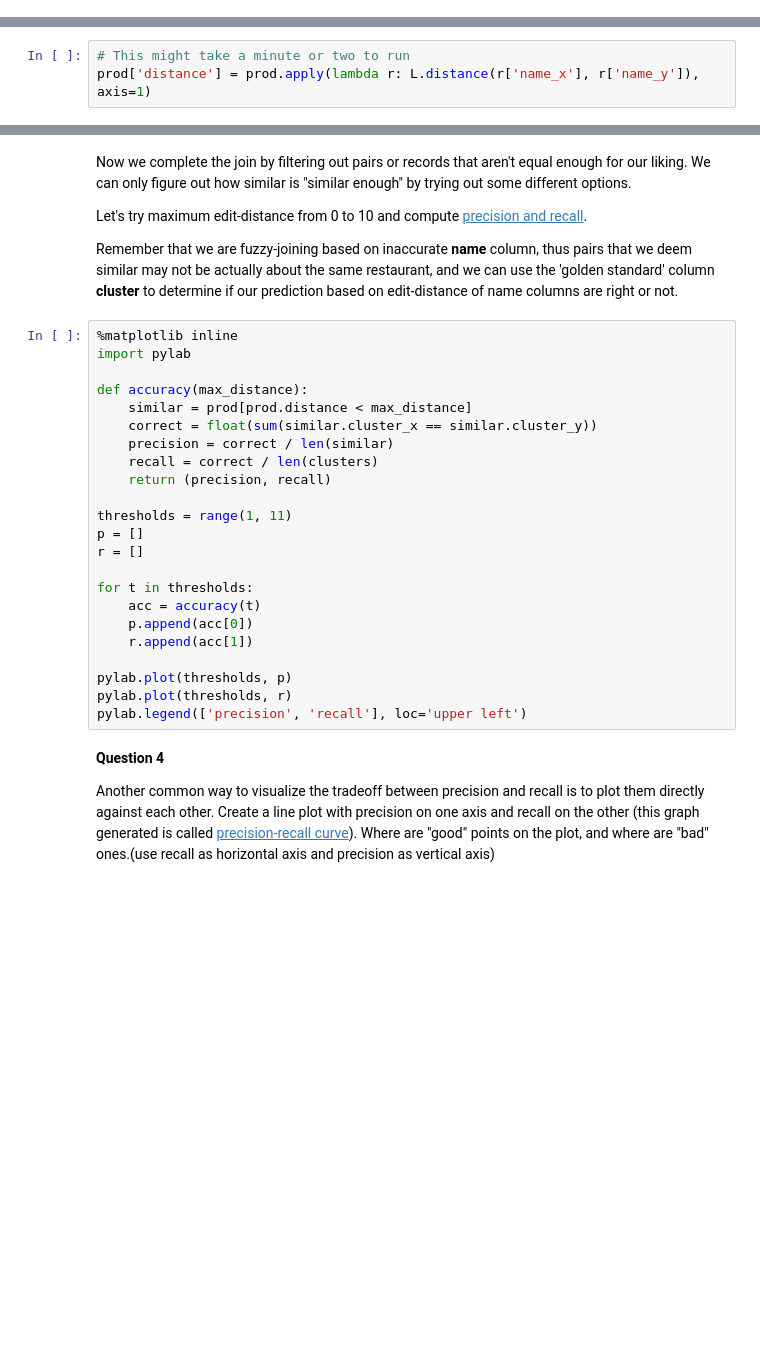
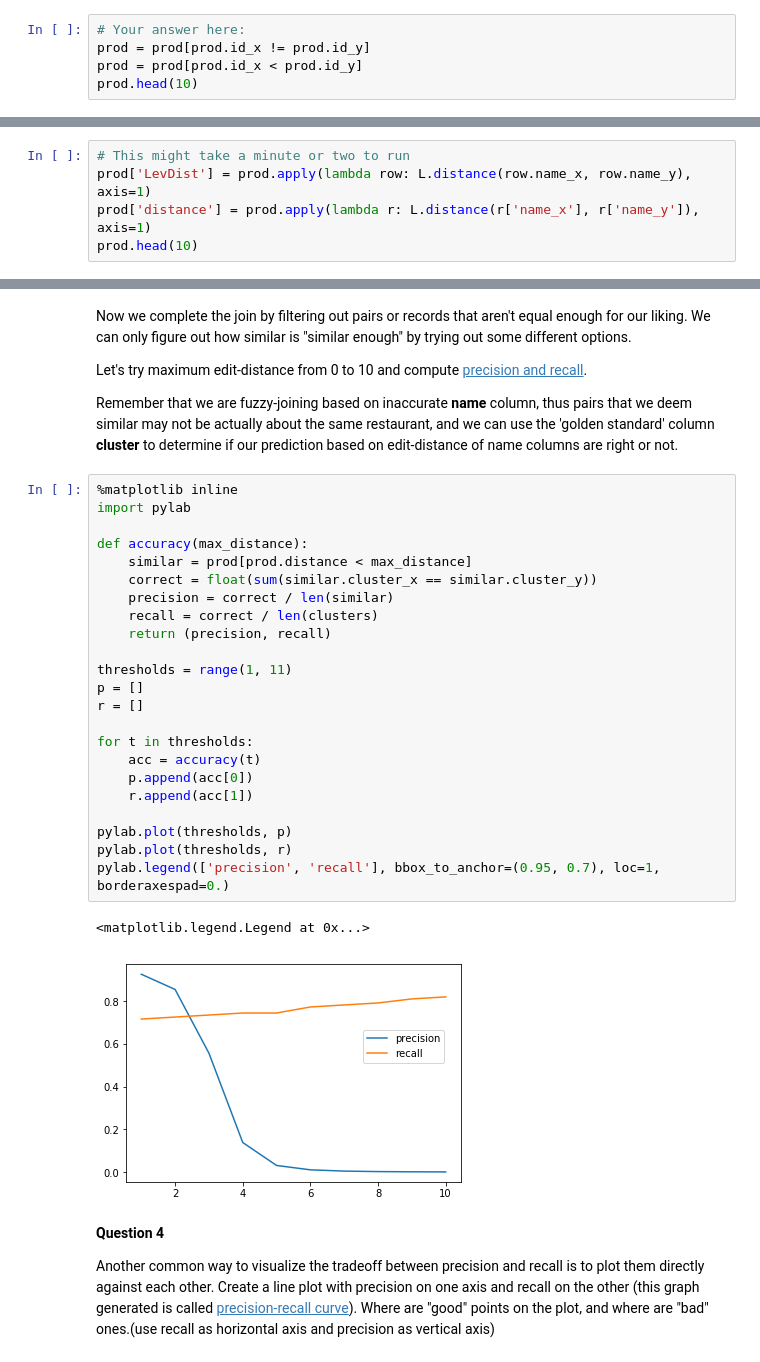
Before and after one commit to alexpython1988/cap5771, a Jupyter notebook: labs/lab3.ipynb, the cells around one changed output, grey strips where cells are left out. Saved outputs shown, nothing was run; the diff lists cells and outputs as text; blank space fills up the shorter version.

```diff
--- a/labs/lab3.ipynb
+++ b/labs/lab3.ipynb
@@ -153,0 +255,5 @@ Remove pairs with the same IDs and redundant pairs in 'prod'.
+# %%
+# Your answer here:
+prod = prod[prod.id_x != prod.id_y]
+prod = prod[prod.id_x < prod.id_y]
+prod.head(10)
@@ -165,4 +286,6 @@ L.distance('Hello, World!', 'Hallo, World!')
 Next, we add a computed column, named **distance**, that measures the edit distance between the names of two restaurants:
 # %%
 # This might take a minute or two to run
+prod['LevDist'] = prod.apply(lambda row: L.distance(row.name_x, row.name_y), axis=1)
 prod['distance'] = prod.apply(lambda r: L.distance(r['name_x'], r['name_y']), axis=1)
+prod.head(10)
@@ -178,26 +313,29 @@ Remember that we are fuzzy-joining based on inaccurate **name** column, thus pai
 # %%
 %matplotlib inline
 import pylab
 
 def accuracy(max_distance):
     similar = prod[prod.distance < max_distance]
     correct = float(sum(similar.cluster_x == similar.cluster_y))
     precision = correct / len(similar)
     recall = correct / len(clusters)
     return (precision, recall)
 
 thresholds = range(1, 11)
 p = []
 r = []
 
 for t in thresholds:
     acc = accuracy(t)
     p.append(acc[0])
     r.append(acc[1])
 
 pylab.plot(thresholds, p)
 pylab.plot(thresholds, r)
-pylab.legend(['precision', 'recall'], loc='upper left')
+pylab.legend(['precision', 'recall'], bbox_to_anchor=(0.95, 0.7), loc=1, borderaxespad=0.)
+# %% [output]
+<matplotlib.legend.Legend at 0x...>
+[figure, added]
 # %% [markdown]
 **Question 4**
 
```
Also changed, not shown: parts of 22 cells of this notebook, 5 other files.
